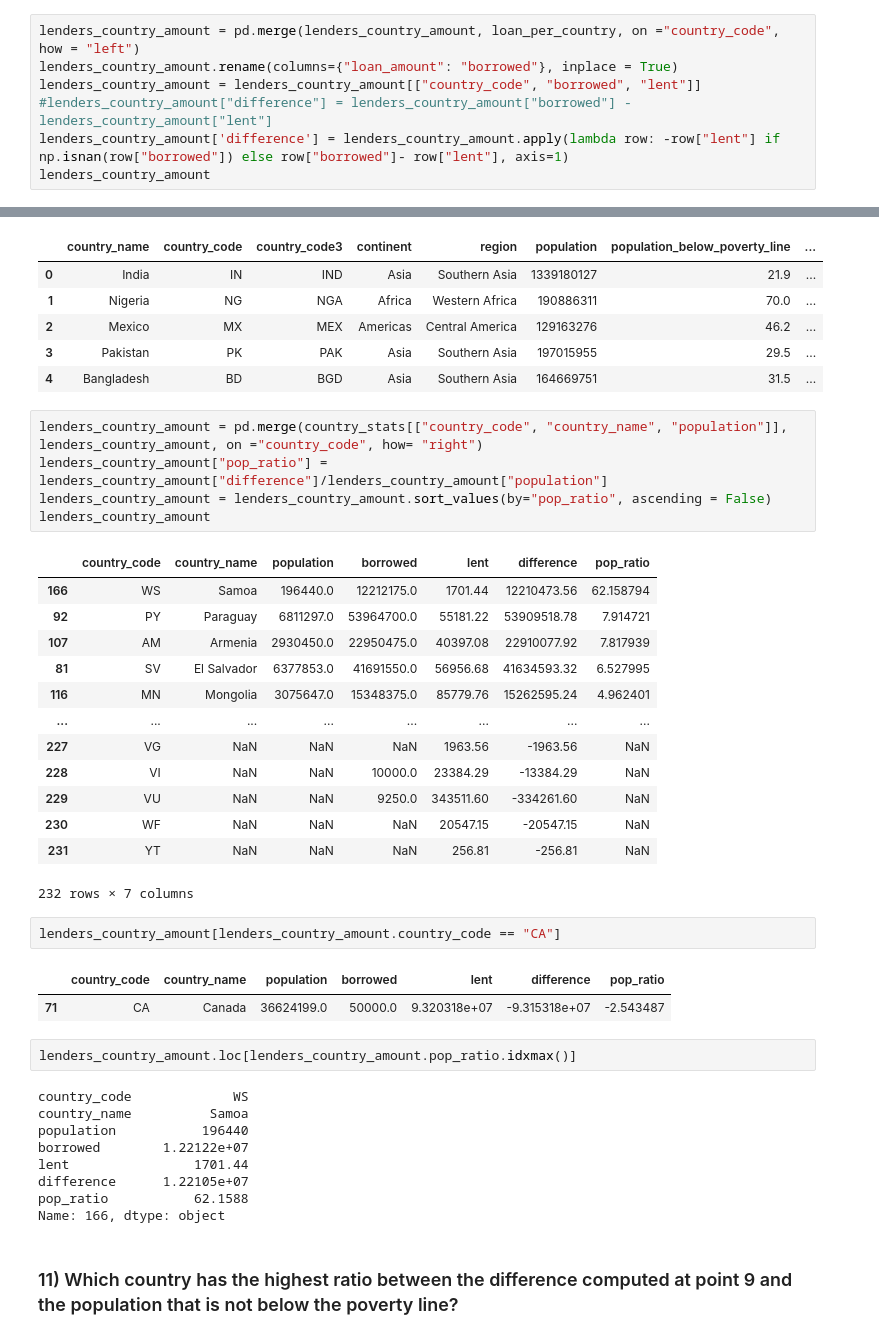
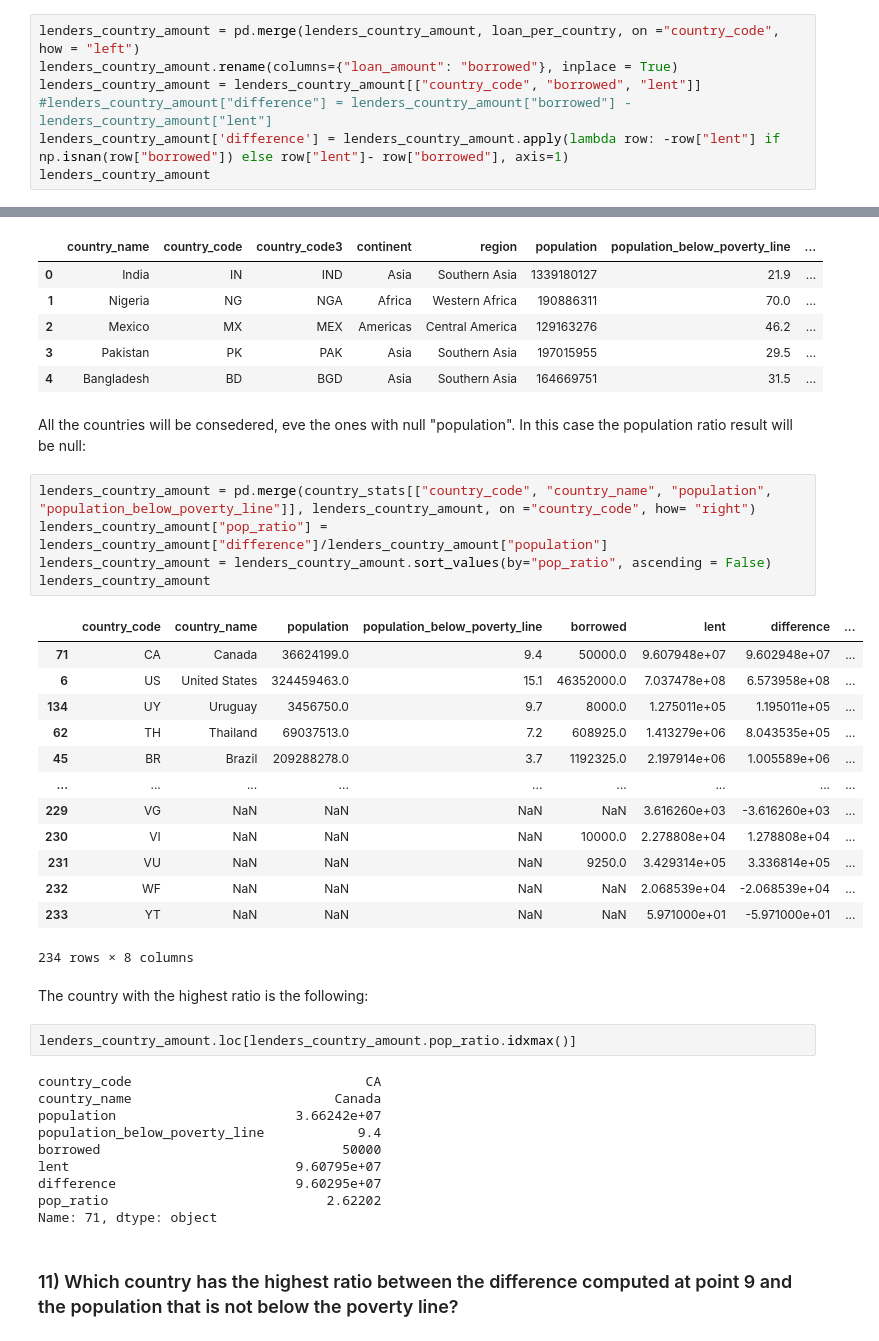
Before and after one commit to paolomariani/Foundations-of-Computer-Science-Project, a Jupyter notebook: Foundations of Computer Science Project Notebook.ipynb, the cells around one changed output, grey strips where cells are left out. Saved outputs shown, nothing was run; the diff lists cells and outputs as text.

```diff
--- a/Foundations of Computer Science Project Notebook.ipynb
+++ b/Foundations of Computer Science Project Notebook.ipynb
@@ -877,7 +877,7 @@ lenders_country_amount = pd.merge(lenders_country_amount, loan_per_country, on =
 lenders_country_amount.rename(columns={"loan_amount": "borrowed"}, inplace = True)
 lenders_country_amount = lenders_country_amount[["country_code", "borrowed", "lent"]]
 #lenders_country_amount["difference"] = lenders_country_amount["borrowed"] - lenders_country_amount["lent"]
-lenders_country_amount['difference'] = lenders_country_amount.apply(lambda row: -row["lent"] if np.isnan(row["borrowed"]) else row["borrowed"]- row["lent"], axis=1)
+lenders_country_amount['difference'] = lenders_country_amount.apply(lambda row: -row["lent"] if np.isnan(row["borrowed"]) else row["lent"]- row["borrowed"], axis=1)
 lenders_country_amount
 # %% [output]
 |  | country_code | borrowed | lent | difference |
@@ -1031,40 +1033,40 @@ country_stats.head()
 | 2 | Mexico | MX | MEX | Americas | Central America | 129163276 | 46.2 | ... |
 | 3 | Pakistan | PK | PAK | Asia | Southern Asia | 197015955 | 29.5 | ... |
 | 4 | Bangladesh | BD | BGD | Asia | Southern Asia | 164669751 | 31.5 | ... |
+# %% [markdown]
+All the countries will be consedered, eve the ones with null "population". In this case the population ratio result will be null:
 # %%
-lenders_country_amount = pd.merge(country_stats[["country_code", "country_name", "population"]], lenders_country_amount, on ="country_code", how= "right")
+lenders_country_amount = pd.merge(country_stats[["country_code", "country_name", "population", "population_below_poverty_line"]], lenders_country_amount, on ="country_code", how= "right")
 lenders_country_amount["pop_ratio"] = lenders_country_amount["difference"]/lenders_country_amount["population"]
 lenders_country_amount = lenders_country_amount.sort_values(by="pop_ratio", ascending = False)
 lenders_country_amount
 # %% [output]
-|  | country_code | country_name | population | borrowed | lent | difference | pop_ratio |
-| 166 | WS | Samoa | 196440.0 | 12212175.0 | 1701.44 | 12210473.56 | 62.158794 |
-| 92 | PY | Paraguay | 6811297.0 | 53964700.0 | 55181.22 | 53909518.78 | 7.914721 |
-| 107 | AM | Armenia | 2930450.0 | 22950475.0 | 40397.08 | 22910077.92 | 7.817939 |
-| 81 | SV | El Salvador | 6377853.0 | 41691550.0 | 56956.68 | 41634593.32 | 6.527995 |
-| 116 | MN | Mongolia | 3075647.0 | 15348375.0 | 85779.76 | 15262595.24 | 4.962401 |
-| ... | ... | ... | ... | ... | ... | ... | ... |
-| 227 | VG | NaN | NaN | NaN | 1963.56 | -1963.56 | NaN |
-| 228 | VI | NaN | NaN | 10000.0 | 23384.29 | -13384.29 | NaN |
-| 229 | VU | NaN | NaN | 9250.0 | 343511.60 | -334261.60 | NaN |
-| 230 | WF | NaN | NaN | NaN | 20547.15 | -20547.15 | NaN |
-| 231 | YT | NaN | NaN | NaN | 256.81 | -256.81 | NaN |
+|  | country_code | country_name | population | population_below_poverty_line | borrowed | lent | difference | ... |
+| 71 | CA | Canada | 36624199.0 | 9.4 | 50000.0 | 9.607948e+07 | 9.602948e+07 | ... |
+| 6 | US | United States | 324459463.0 | 15.1 | 46352000.0 | 7.037478e+08 | 6.573958e+08 | ... |
+| 134 | UY | Uruguay | 3456750.0 | 9.7 | 8000.0 | 1.275011e+05 | 1.195011e+05 | ... |
+| 62 | TH | Thailand | 69037513.0 | 7.2 | 608925.0 | 1.413279e+06 | 8.043535e+05 | ... |
+| 45 | BR | Brazil | 209288278.0 | 3.7 | 1192325.0 | 2.197914e+06 | 1.005589e+06 | ... |
+| ... | ... | ... | ... | ... | ... | ... | ... | ... |
+| 229 | VG | NaN | NaN | NaN | NaN | 3.616260e+03 | -3.616260e+03 | ... |
+| 230 | VI | NaN | NaN | NaN | 10000.0 | 2.278808e+04 | 1.278808e+04 | ... |
+| 231 | VU | NaN | NaN | NaN | 9250.0 | 3.429314e+05 | 3.336814e+05 | ... |
+| 232 | WF | NaN | NaN | NaN | NaN | 2.068539e+04 | -2.068539e+04 | ... |
+| 233 | YT | NaN | NaN | NaN | NaN | 5.971000e+01 | -5.971000e+01 | ... |
-232 rows × 7 columns
+234 rows × 8 columns
-# %%
-lenders_country_amount[lenders_country_amount.country_code == "CA"]
-# %% [output]
-|  | country_code | country_name | population | borrowed | lent | difference | pop_ratio |
-| 71 | CA | Canada | 36624199.0 | 50000.0 | 9.320318e+07 | -9.315318e+07 | -2.543487 |
+# %% [markdown]
+The country with the highest ratio is the following:
 # %%
 lenders_country_amount.loc[lenders_country_amount.pop_ratio.idxmax()]
 # %% [output]
-country_code             WS
-country_name          Samoa
-population           196440
-borrowed        1.22122e+07
-lent                1701.44
-difference      1.22105e+07
-pop_ratio           62.1588
-Name: 166, dtype: object
+country_code                              CA
+country_name                          Canada
+population                       3.66242e+07
+population_below_poverty_line            9.4
+borrowed                               50000
+lent                             9.60795e+07
+difference                       9.60295e+07
+pop_ratio                            2.62202
+Name: 71, dtype: object
 # %% [markdown]
 ### 11) Which country has the highest ratio between the difference computed at point 9 and the population that is not below the poverty line?
```
Also changed, not shown: parts of 57 cells of this notebook.
